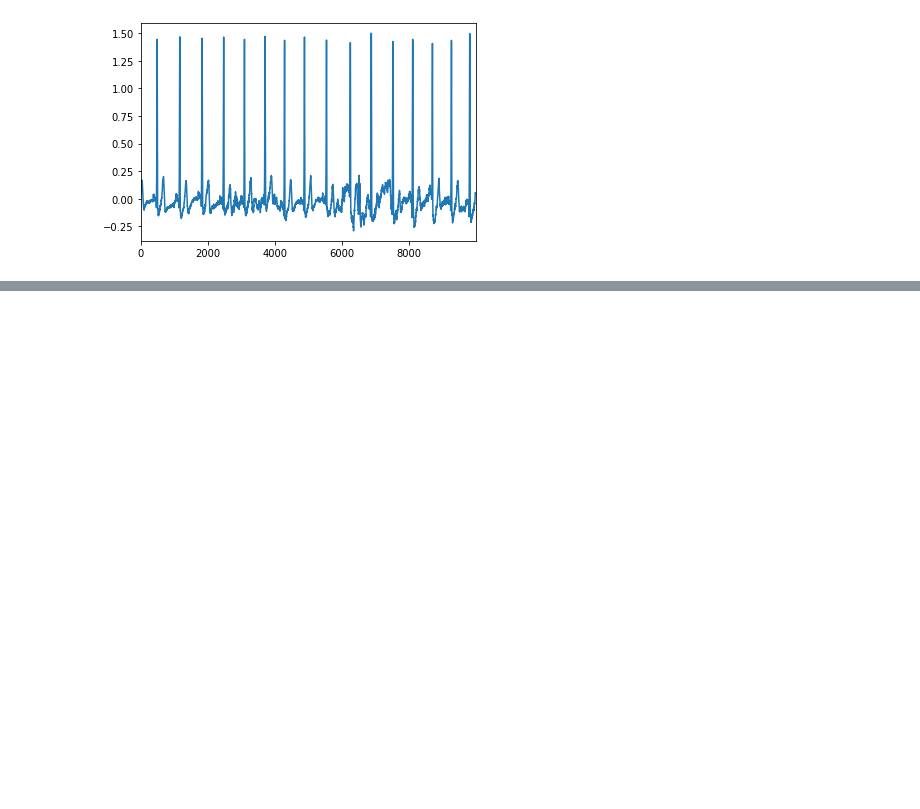
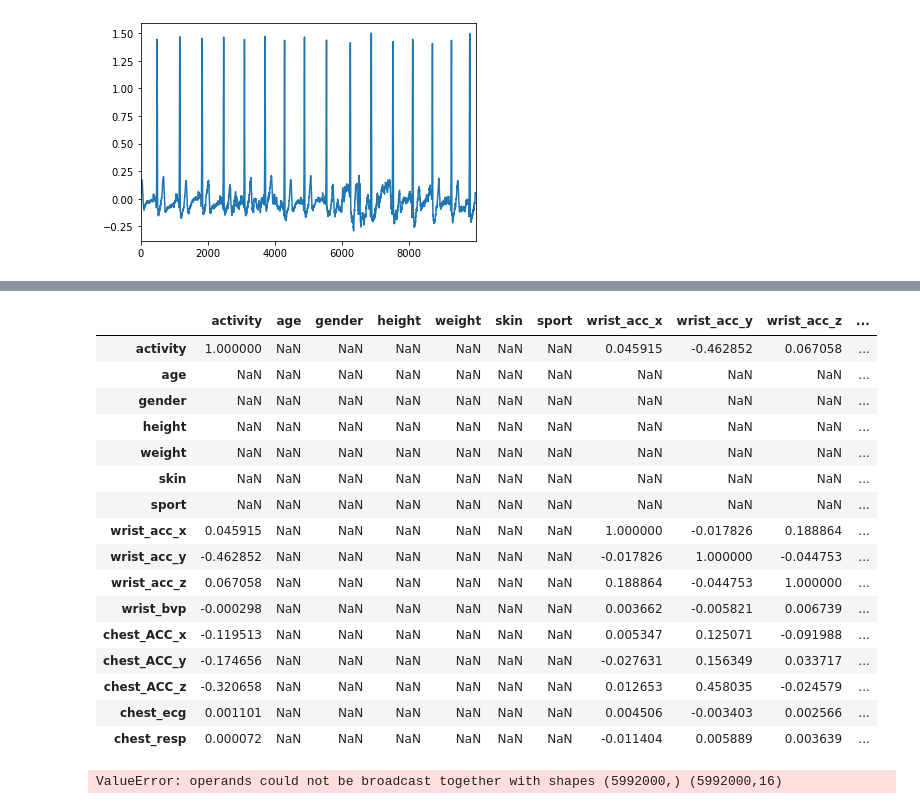
Before and after one commit to GailletLouis/Python_for_data_analysis, a Jupyter notebook: script.ipynb, the cells around one changed output, grey strips where cells are left out. Saved outputs shown, nothing was run; the diff lists cells and outputs as text; code cells hidden in the pictures; blank space fills up the shorter version.

```diff
--- a/script.ipynb
+++ b/script.ipynb
@@ -269,0 +265,24 @@ frame_8.reset_index().plot(x='index', y=['activity','chest_resp'])
+# %%
+frame_8.corr()
+# %% [output]
+|  | activity | age | gender | height | weight | skin | sport | wrist_acc_x | wrist_acc_y | wrist_acc_z | ... |
+| activity | 1.000000 | NaN | NaN | NaN | NaN | NaN | NaN | 0.045915 | -0.462852 | 0.067058 | ... |
+| age | NaN | NaN | NaN | NaN | NaN | NaN | NaN | NaN | NaN | NaN | ... |
+| gender | NaN | NaN | NaN | NaN | NaN | NaN | NaN | NaN | NaN | NaN | ... |
+| height | NaN | NaN | NaN | NaN | NaN | NaN | NaN | NaN | NaN | NaN | ... |
+| weight | NaN | NaN | NaN | NaN | NaN | NaN | NaN | NaN | NaN | NaN | ... |
+| skin | NaN | NaN | NaN | NaN | NaN | NaN | NaN | NaN | NaN | NaN | ... |
+| sport | NaN | NaN | NaN | NaN | NaN | NaN | NaN | NaN | NaN | NaN | ... |
+| wrist_acc_x | 0.045915 | NaN | NaN | NaN | NaN | NaN | NaN | 1.000000 | -0.017826 | 0.188864 | ... |
+| wrist_acc_y | -0.462852 | NaN | NaN | NaN | NaN | NaN | NaN | -0.017826 | 1.000000 | -0.044753 | ... |
+| wrist_acc_z | 0.067058 | NaN | NaN | NaN | NaN | NaN | NaN | 0.188864 | -0.044753 | 1.000000 | ... |
+| wrist_bvp | -0.000298 | NaN | NaN | NaN | NaN | NaN | NaN | 0.003662 | -0.005821 | 0.006739 | ... |
+| chest_ACC_x | -0.119513 | NaN | NaN | NaN | NaN | NaN | NaN | 0.005347 | 0.125071 | -0.091988 | ... |
+| chest_ACC_y | -0.174656 | NaN | NaN | NaN | NaN | NaN | NaN | -0.027631 | 0.156349 | 0.033717 | ... |
+| chest_ACC_z | -0.320658 | NaN | NaN | NaN | NaN | NaN | NaN | 0.012653 | 0.458035 | -0.024579 | ... |
+| chest_ecg | 0.001101 | NaN | NaN | NaN | NaN | NaN | NaN | 0.004506 | -0.003403 | 0.002566 | ... |
+| chest_resp | 0.000072 | NaN | NaN | NaN | NaN | NaN | NaN | -0.011404 | 0.005889 | 0.003639 | ... |
+# %%
+frame_8['activity'].corr(frame_8)
+# %% [output]
+ValueError: operands could not be broadcast together with shapes (5992000,) (5992000,16)
```
Also changed, not shown: parts of 7 cells of this notebook, 1 other file.
